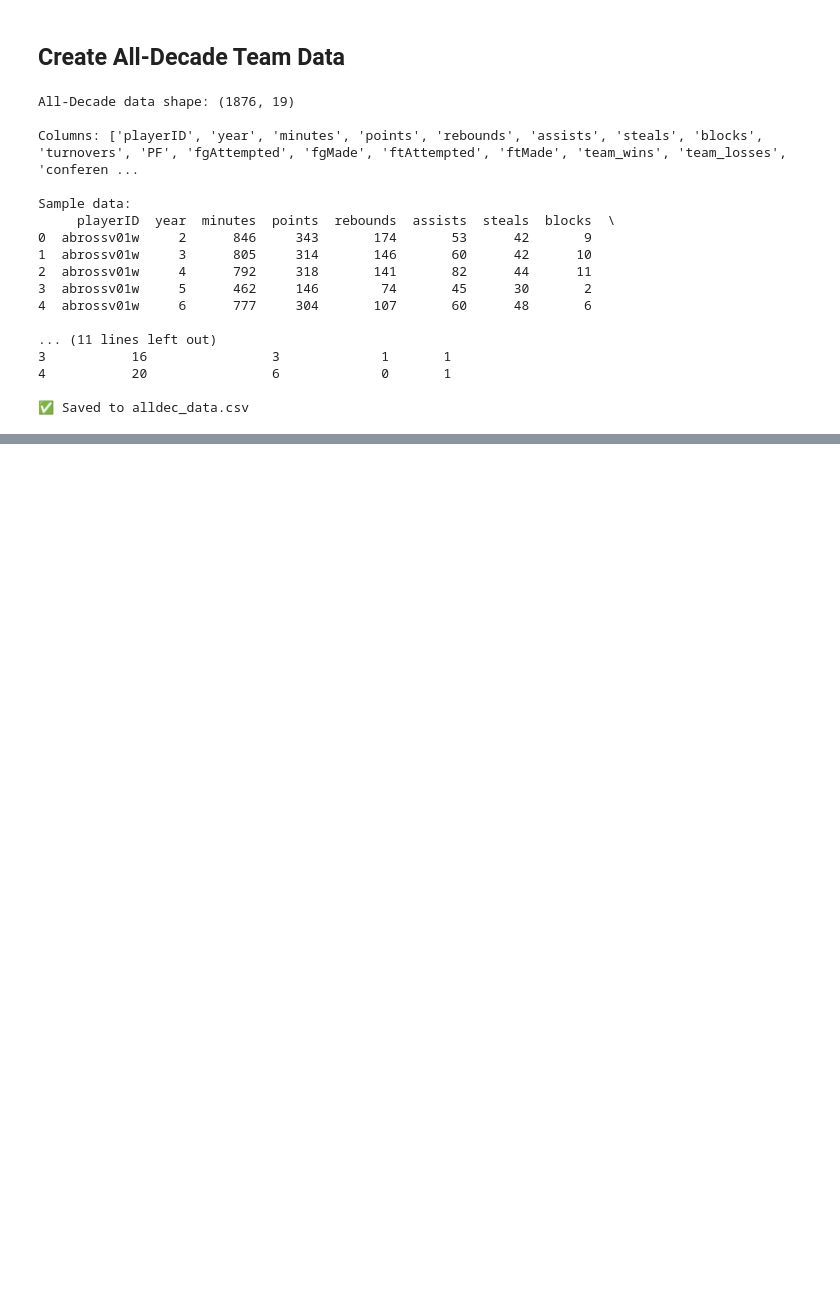
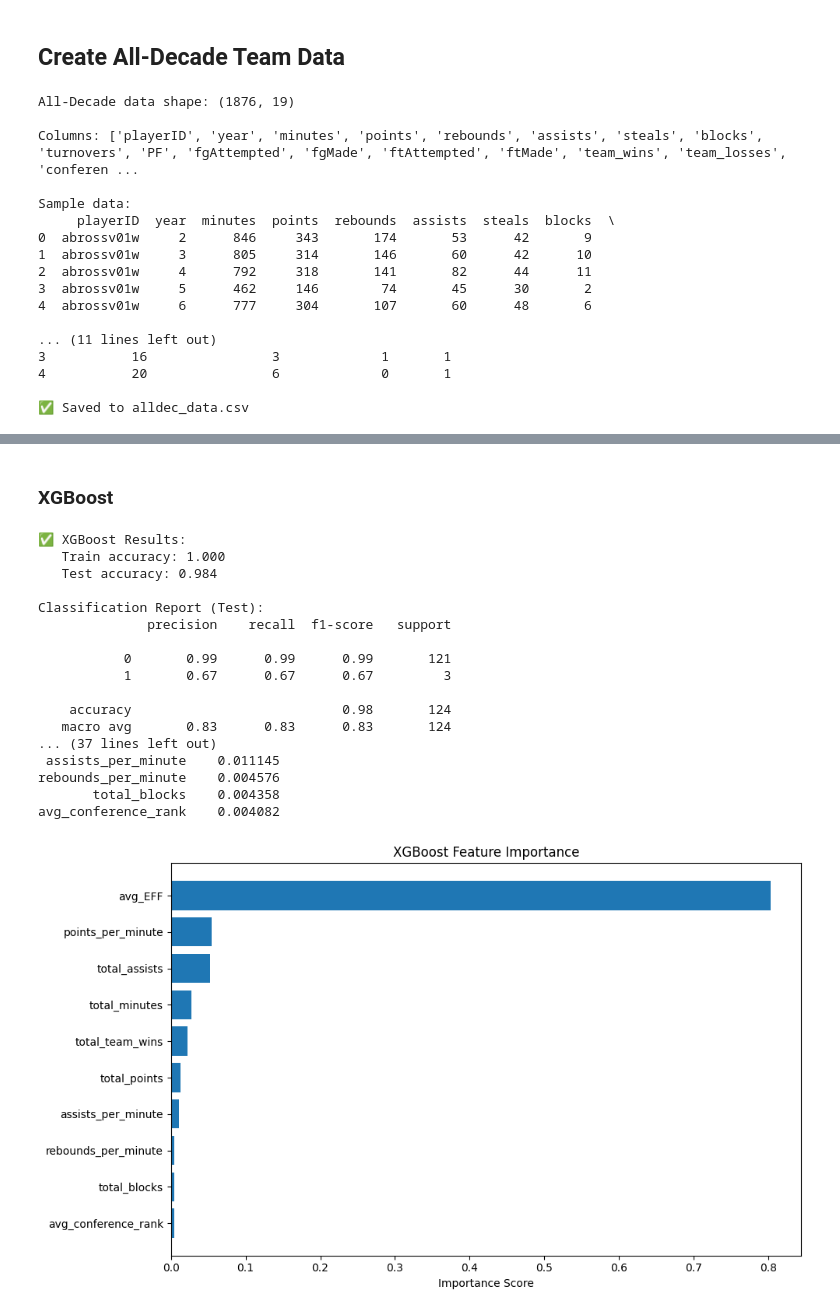
Before and after one commit to FranciscoAlves124/AC, a Jupyter notebook: project_data/awards/all_decade/all_decade.ipynb, the cells around one changed output, grey strips where cells are left out. Saved outputs shown, nothing was run; the diff lists cells and outputs as text; code cells hidden in the pictures; blank space fills up the shorter version.

```diff
--- a/project_data/awards/all_decade/all_decade.ipynb
+++ b/project_data/awards/all_decade/all_decade.ipynb
@@ -366,0 +336,65 @@ Coverage rate: 53.3%
+# %% [markdown]
+### XGBoost
+# %%
+# Calculate scale_pos_weight for imbalanced data
+scale_pos_weight = len(y_train[y_train == 0]) / max(len(y_train[y_train == 1]), 1)
+
+# Train XGBoost
+xgb_model = xgb.XGBClassifier(
+    objective='binary:logistic',
+    scale_pos_weight=scale_pos_weight,
+    max_depth=6,
+    learning_rate=0.1,
+    n_estimators=100,
+    random_state=42,
+    verbosity=0
+)
+xgb_model.fit(X_train, y_train)
+
+# Predictions
+y_pred_xgb = xgb_model.predict(X_test)
+y_prob_xgb = xgb_model.predict_proba(X_test)[:, 1]
+
+print("✅ XGBoost Results:")
+print(f"   Train accuracy: {xgb_model.score(X_train, y_train):.3f}")
+print(f"   Test accuracy: {accuracy_score(y_test, y_pred_xgb):.3f}")
+print("\nClassification Report (Test):")
+print(classification_report(y_test, y_pred_xgb))
+
+# Feature Importance
+feature_importance_xgb = pd.DataFrame({
+    'Feature': feature_columns,
+    'Importance': xgb_model.feature_importances_
+}).sort_values(by='Importance', ascending=False)
+
+print("\nTop 10 Most Important Features:")
+print(feature_importance_xgb.head(10).to_string(index=False))
+
+# Visualize
+plt.figure(figsize=(10, 6))
+top_features_xgb = feature_importance_xgb.head(10)
+plt.barh(top_features_xgb['Feature'], top_features_xgb['Importance'])
+plt.title("XGBoost Feature Importance")
+plt.xlabel("Importance Score")
+plt.gca().invert_yaxis()
+plt.tight_layout()
+plt.show()
+# %% [output]
+✅ XGBoost Results:
+   Train accuracy: 1.000
+   Test accuracy: 0.984
+
+Classification Report (Test):
+              precision    recall  f1-score   support
+
+           0       0.99      0.99      0.99       121
+           1       0.67      0.67      0.67         3
+
+    accuracy                           0.98       124
+   macro avg       0.83      0.83      0.83       124
+... (37 lines left out)
+ assists_per_minute    0.011145
+rebounds_per_minute    0.004576
+       total_blocks    0.004358
+avg_conference_rank    0.004082
+[figure, added]
```
Also changed, not shown: parts of 34 cells of this notebook, 10 other files.
